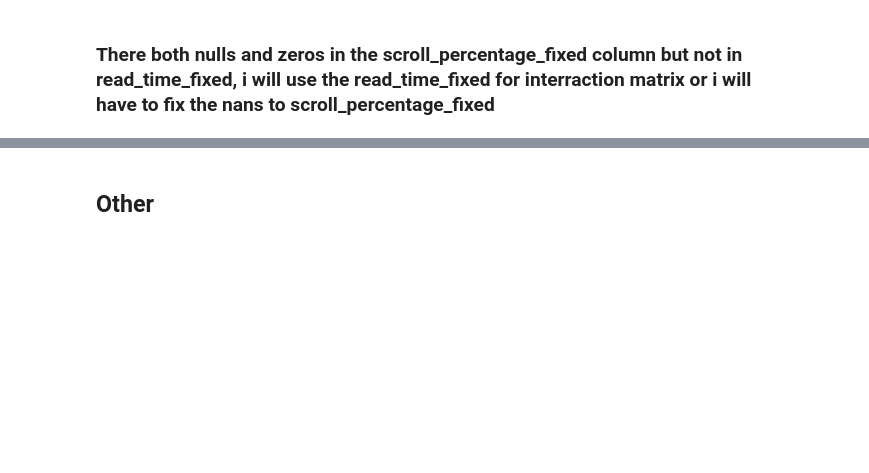
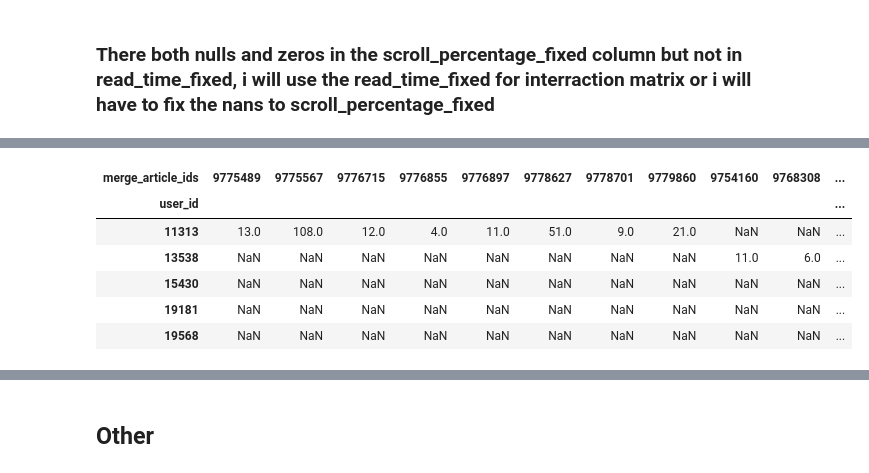
Before and after one commit to akisgazepidis/Recommendation_System_RecSys_Challenge_2024, a Jupyter notebook: RS_Interraction_Matrix.ipynb, the cells around one changed output, grey strips where cells are left out. Cells and saved outputs as stored; diff of their text form; code cells hidden in the pictures; blank space fills up the shorter version.

```diff
--- a/RS_Interraction_Matrix.ipynb
+++ b/RS_Interraction_Matrix.ipynb
@@ -141,0 +187,2 @@ history_df.head(2)
+# %%
+final_df = final_df.explode('merge_article_ids')
@@ -179,3 +240,13 @@ interaction_matrix.shape
+# %%
+interaction_matrix.head()
+# %% [output]
+| merge_article_ids | 9775489 | 9775567 | 9776715 | 9776855 | 9776897 | 9778627 | 9778701 | 9779860 | 9754160 | 9768308 | ... |
+| user_id |  |  |  |  |  |  |  |  |  |  | ... |
+| 11313 | 13.0 | 108.0 | 12.0 | 4.0 | 11.0 | 51.0 | 9.0 | 21.0 | NaN | NaN | ... |
+| 13538 | NaN | NaN | NaN | NaN | NaN | NaN | NaN | NaN | 11.0 | 6.0 | ... |
+| 15430 | NaN | NaN | NaN | NaN | NaN | NaN | NaN | NaN | NaN | NaN | ... |
+| 19181 | NaN | NaN | NaN | NaN | NaN | NaN | NaN | NaN | NaN | NaN | ... |
+| 19568 | NaN | NaN | NaN | NaN | NaN | NaN | NaN | NaN | NaN | NaN | ... |
 # %%
 fillna_value = '0'
 interaction_matrix.fillna(0, inplace=True)
```
Also changed, not shown: parts of 36 cells of this notebook, 8 other files.
